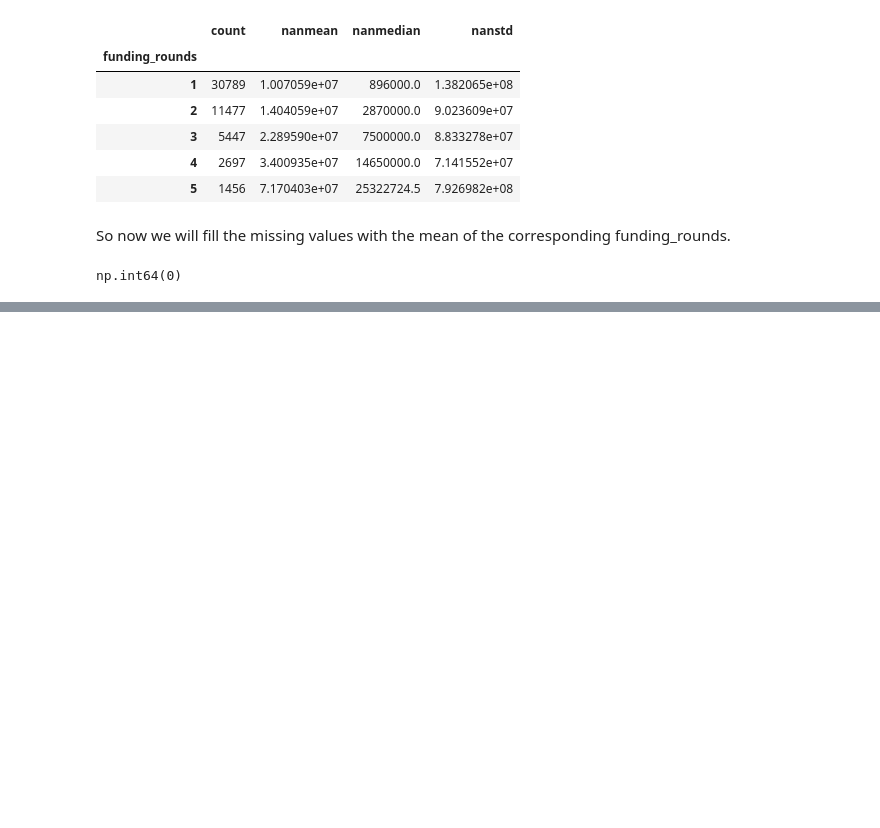
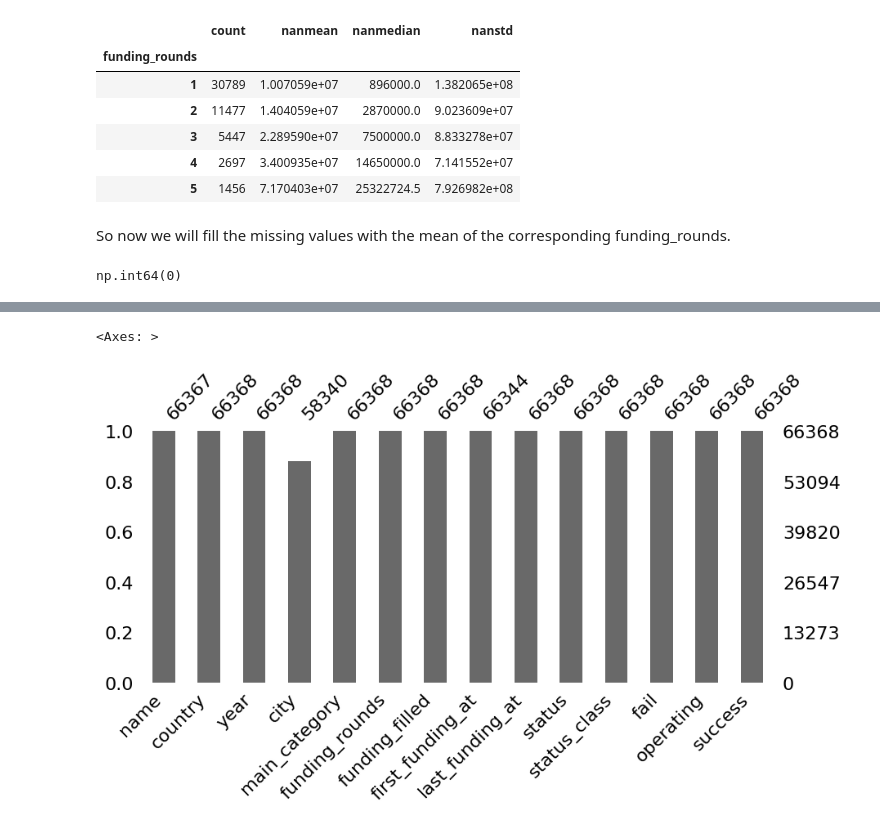
Before and after one commit to daxmodi1/IdeoScore, a Jupyter notebook: notebooks/01_Analysis_startup.ipynb, the cells around one changed output, grey strips where cells are left out. Saved outputs shown, nothing was run; the diff lists cells and outputs as text; code cells hidden in the pictures; blank space fills up the shorter version.

```diff
--- a/notebooks/01_Analysis_startup.ipynb
+++ b/notebooks/01_Analysis_startup.ipynb
@@ -216,0 +264,11 @@ np.int64(0)
+# %%
+# Let's see the status of startups depending on the country
+country = []
+
+for i in df.country_code:
+  if not isinstance(i,str):
+    country.append(np.random.choice(df.country_code[df.country_code .notnull()]))
+  else:
+    country.append(i)
+
+df['country'] = country
@@ -216,0 +278,14 @@ np.int64(0)
+# %%
+years = []
+
+for fou, first in zip(df.founded_at, df.first_funding_at):
+  if isinstance(fou,str):
+    years.append(int(fou.split('-')[0]))
+  elif not isinstance(fou,str) and isinstance(first,str):
+    years.append(int(first.split('-')[0]))
+  else:
+    date = int(np.random.choice(df.founded_at[df.founded_at.notnull()]).split('-')[0])
+    years.append(date)
+
+df['year'] = years
+df[df.founded_at.isnull()].head()
@@ -216,0 +304,11 @@ np.int64(0)
+# %%
+main_category = []
+
+for i in df['category_list']:
+    if not isinstance(i,str):
+      main_category.append('Other')
+    else:
+      main_category.append(i.split('|')[0])
+
+df['main_category'] = main_category
+df.head()
@@ -216,0 +325,4 @@ np.int64(0)
+# %%
+df = df[['name','country','year','city','main_category','funding_rounds','funding_filled',
+               'first_funding_at','last_funding_at','status','status_class','fail','operating','success']]
+df.head()
@@ -216,0 +336,5 @@ np.int64(0)
+# %%
+msno.bar(df,figsize=(10,4))
+# %% [output]
+<Axes: >
+[figure, added]
```
Also changed, not shown: parts of 27 cells of this notebook.
